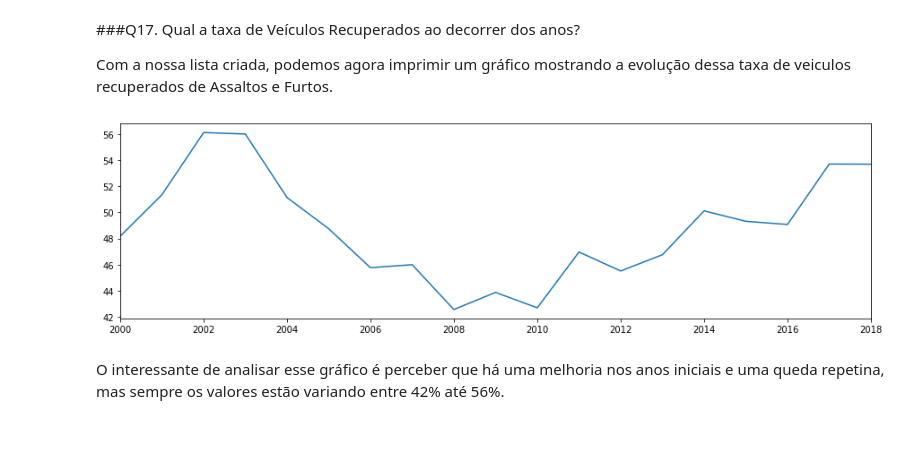
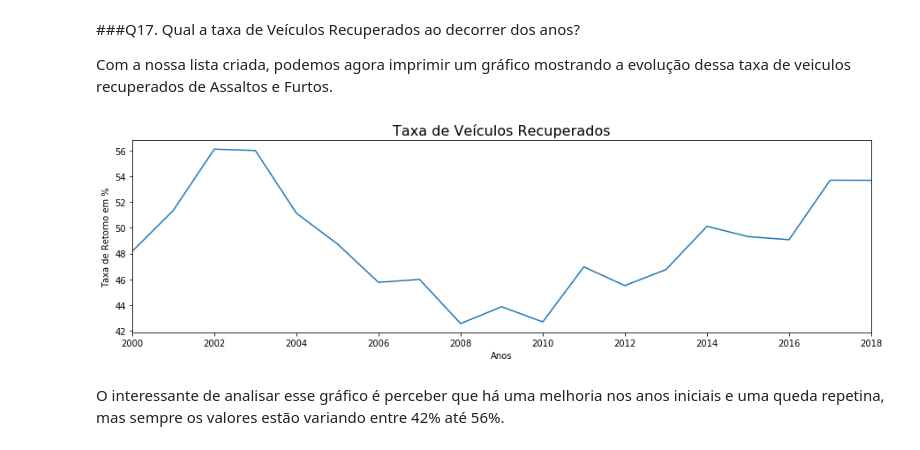
Before and after one commit to GabrielTrentino/Projetos-de-Cursos, a Jupyter notebook: 03-DSNP/02_Violência_Rio.ipynb, the cells around one changed output. Cells and saved outputs as stored; diff of their text form; code cells hidden in the pictures.

```diff
--- a/03-DSNP/02_Violência_Rio.ipynb
+++ b/03-DSNP/02_Violência_Rio.ipynb
@@ -378,11 +324,16 @@ Com a nossa lista criada, podemos agora imprimir um gráfico mostrando a evoluç
 # %%
 #Criando a figura com o Pyplot:
 fig, ax = plt.subplots(figsize = (15,4))
 
+#Adicionando Titulos e Legendas
+ax.set_title('Taxa de Veículos Recuperados', fontsize = 16)
+ax.set_xlabel('Anos')
+ax.set_ylabel('Taxa de Retorno em %')
+
 #Evolução ano a ano da taxa de veiculos recuperados:
 ax = df_taxa_retorno.plot()
 # %% [output]
-[figure, old version]
+[figure, new version]
 # %% [markdown]
 O interessante de analisar esse gráfico é perceber que há uma melhoria nos anos iniciais e uma queda repetina, mas sempre os valores estão variando entre 42% até 56%.
 # %% [markdown]
```
Also changed, not shown: parts of 16 cells of this notebook.
